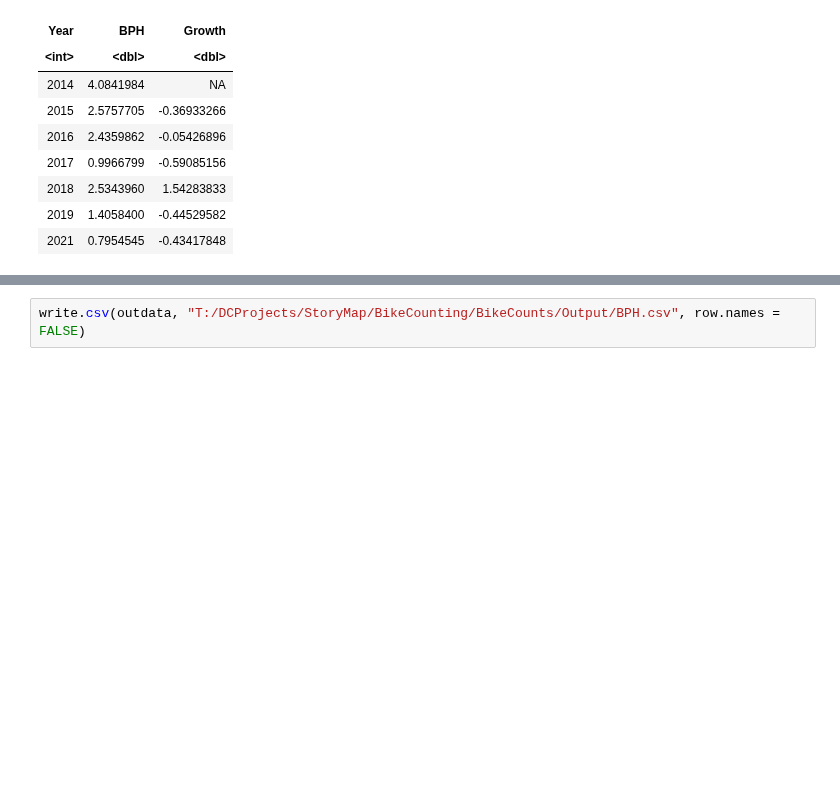
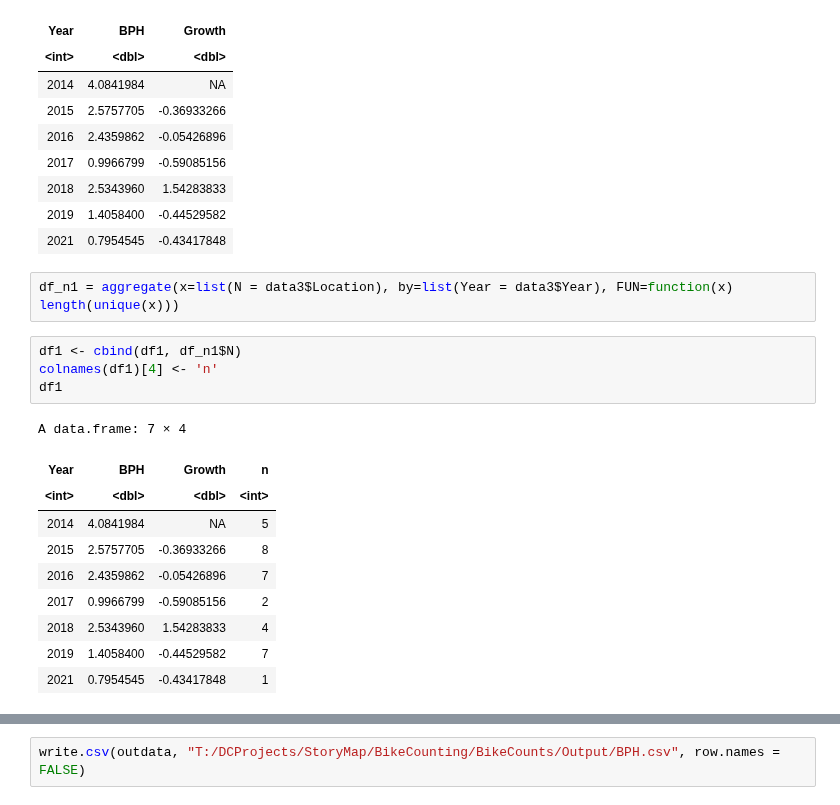
Before and after one commit to dongmeic/BikeCounting, a Jupyter notebook: BikeCounts/Explore_Bike_Counts.ipynb, the cells around one changed output, grey strips where cells are left out. Cells and saved outputs as stored; diff of their text form; blank space fills up the shorter version.

```diff
--- a/BikeCounts/Explore_Bike_Counts.ipynb
+++ b/BikeCounts/Explore_Bike_Counts.ipynb
@@ -337,4 +358,21 @@ A data.frame: 7 × 3
 | 2018 | 2.5343960 | 1.54283833 |
 | 2019 | 1.4058400 | -0.44529582 |
 | 2021 | 0.7954545 | -0.43417848 |
+# %%
+df_n1 = aggregate(x=list(N = data3$Location), by=list(Year = data3$Year), FUN=function(x) length(unique(x)))
+# %%
+df1 <- cbind(df1, df_n1$N)
+colnames(df1)[4] <- 'n'
+df1
+# %% [output]
+A data.frame: 7 × 4
+| Year | BPH | Growth | n |
+| <int> | <dbl> | <dbl> | <int> |
+| 2014 | 4.0841984 | NA | 5 |
+| 2015 | 2.5757705 | -0.36933266 | 8 |
+| 2016 | 2.4359862 | -0.05426896 | 7 |
+| 2017 | 0.9966799 | -0.59085156 | 2 |
+| 2018 | 2.5343960 | 1.54283833 | 4 |
+| 2019 | 1.4058400 | -0.44529582 | 7 |
+| 2021 | 0.7954545 | -0.43417848 | 1 |
 # %%
```
Also changed, not shown: parts of 6 cells of this notebook.
